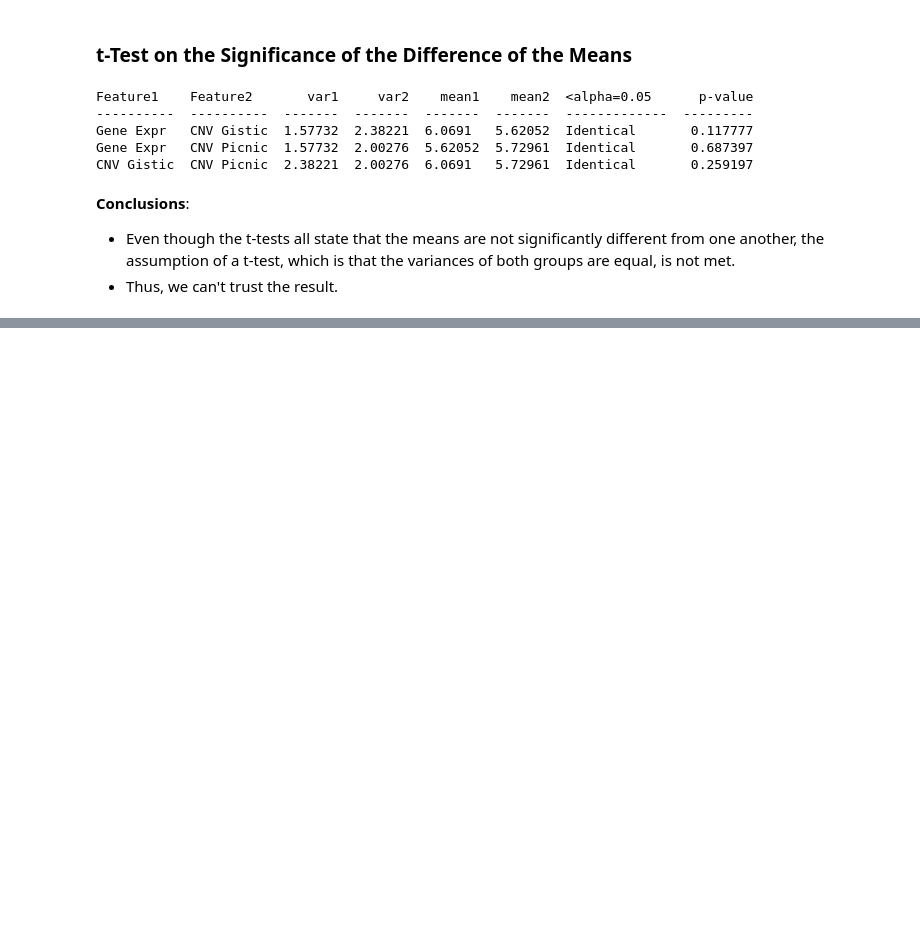
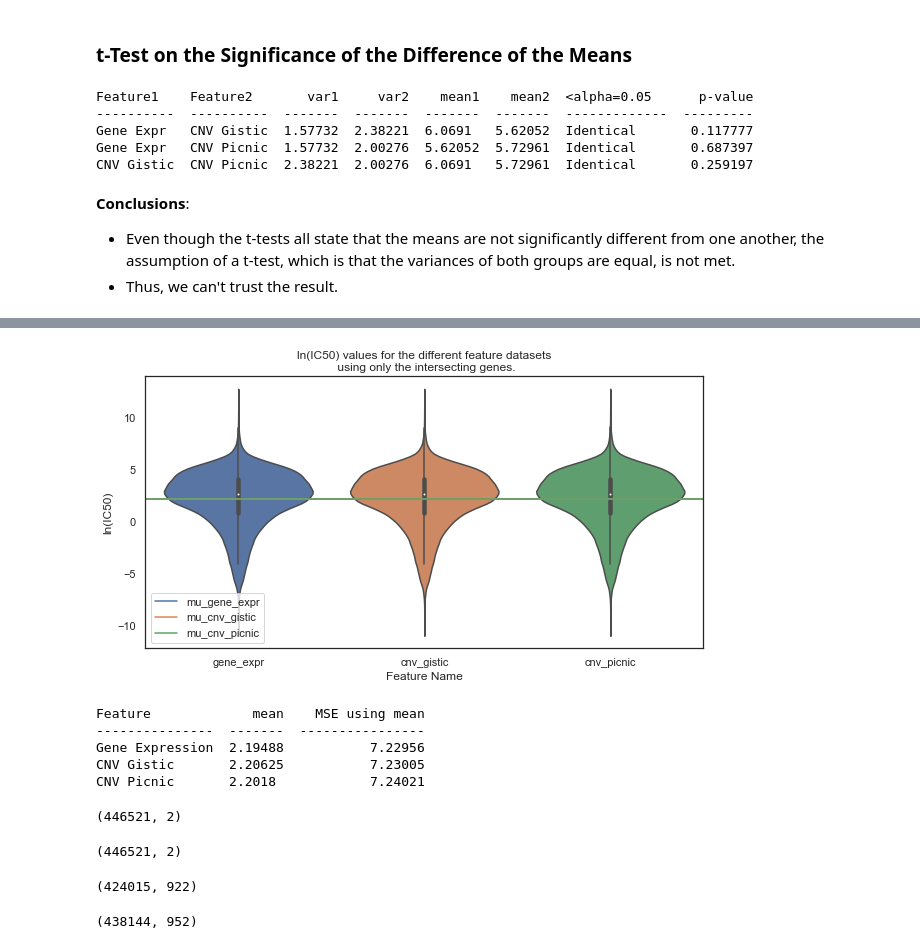
Before and after one commit to PeeteKeesel/gnn-for-drug-response-prediction, a Jupyter notebook: 09_baseline_clean.ipynb, the cells around one changed output, grey strips where cells are left out. Drawn from its saved outputs; the diff is of its cells as text; code cells hidden in the pictures; blank space fills up the shorter version.

```diff
--- a/09_baseline_clean.ipynb
+++ b/09_baseline_clean.ipynb
@@ -1304,0 +1400,15 @@ __Conclusions__:
+# %%
+df_expr = pd.DataFrame(gene_expr.dropna().LN_IC50.values, columns=['ln_ic50'])
+df_expr['feature'] = 'gene_expr'
+
+df_cnvg = pd.DataFrame(cnv_gistic.dropna().LN_IC50.values, columns=['ln_ic50'])
+df_cnvg['feature'] = 'cnv_gistic'
+
+df_cnvp = pd.DataFrame(cnv_picnic.dropna().LN_IC50.values, columns=['ln_ic50'])
+df_cnvp['feature'] = 'cnv_picnic'
+
+df_all = pd.concat([df_expr, df_cnvg, df_cnvp], axis=0)
+print(np.unique(df_all.feature.values))
+assert df_all.shape[0] == np.sum([df_expr.shape[0], df_cnvg.shape[0], df_cnvp.shape[0]])
+print(df_all.shape)
+df_all.head(5)
@@ -1304,0 +1424,55 @@ __Conclusions__:
+# %%
+mu_expr = np.mean(df_all[df_all.feature=='gene_expr'].ln_ic50)
+mu_cnvg = np.mean(df_all[df_all.feature=='cnv_gistic'].ln_ic50)
+mu_cnvp = np.mean(df_all[df_all.feature=='cnv_picnic'].ln_ic50)
+
+p = sns.violinplot(data=df_all, y='ln_ic50', x='feature', c='C1');
+plt.ylabel('ln(IC50)');
+plt.xlabel('Feature Name')
+p.axhline(mu_expr, c='C0', label='mu_gene_expr');
+p.axhline(mu_cnvg, c='C1', label='mu_cnv_gistic');
+p.axhline(mu_cnvp, c='C2', label='mu_cnv_picnic');
+plt.legend();
+plt.title("ln(IC50) values for the different feature datasets\n using only the intersecting genes.");
+# %% [output]
+[figure, added]
+# %%
+from sklearn.metrics import mean_squared_error
+
+# Calculate the MSE for each datset using the mean as every points prediction.
+mse_expr = mean_squared_error(df_all[df_all.feature=='gene_expr'].ln_ic50.values,
+                              [mu_expr] * df_all[df_all.feature=='gene_expr'].shape[0])
+mse_cnvg = mean_squared_error(df_all[df_all.feature=='cnv_gistic'].ln_ic50.values,
+                              [mu_cnvg] * df_all[df_all.feature=='cnv_gistic'].shape[0])
+mse_cnvp = mean_squared_error(df_all[df_all.feature=='cnv_picnic'].ln_ic50.values,
+                              [mu_cnvp] * df_all[df_all.feature=='cnv_picnic'].shape[0])
+print(tabulate(
+    [
+        ['Gene Expression', mu_expr, mse_expr],
+        ['CNV Gistic', mu_cnvg, mse_cnvg],
+        ['CNV Picnic', mu_cnvp, mse_cnvp],
+    ],
+    headers=['Feature', 'mean', 'MSE using mean']
+))
+# %% [output]
+Feature             mean    MSE using mean
+---------------  -------  ----------------
+Gene Expression  2.19488           7.22956
+CNV Gistic       2.20625           7.23005
+CNV Picnic       2.2018            7.24021
+# %%
+df_all[df_all.feature=='gene_expr'].shape
+# %% [output]
+(446521, 2)
+# %%
+df_all[df_all.feature=='cnv_gistic'].shape
+# %% [output]
+(446521, 2)
+# %%
+gene_expr.dropna().shape
+# %% [output]
+(424015, 922)
+# %%
+cnv_gistic.dropna().shape
+# %% [output]
+(438144, 952)
```
Also changed, not shown: parts of 19 cells of this notebook, 8 other files.
